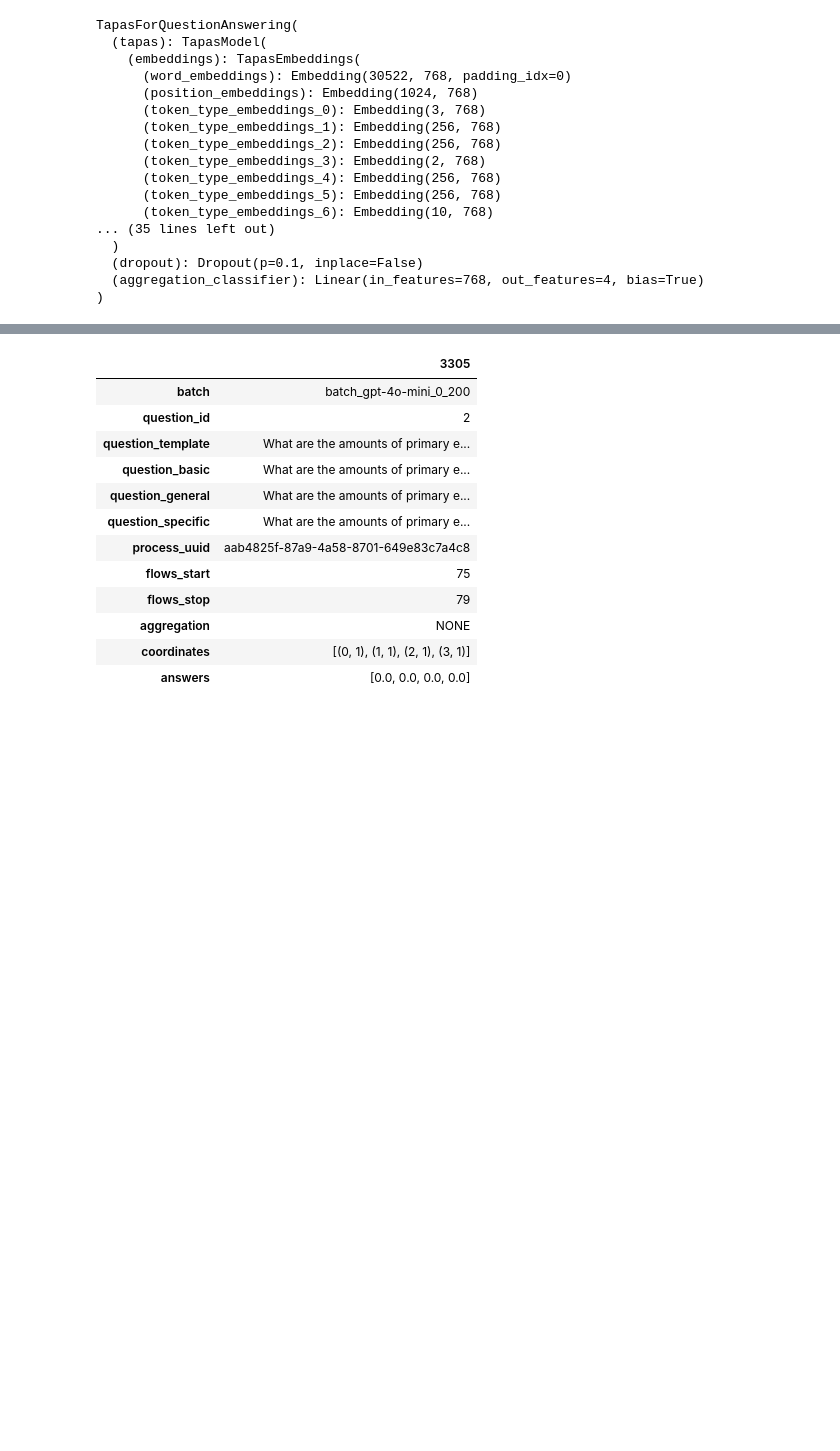
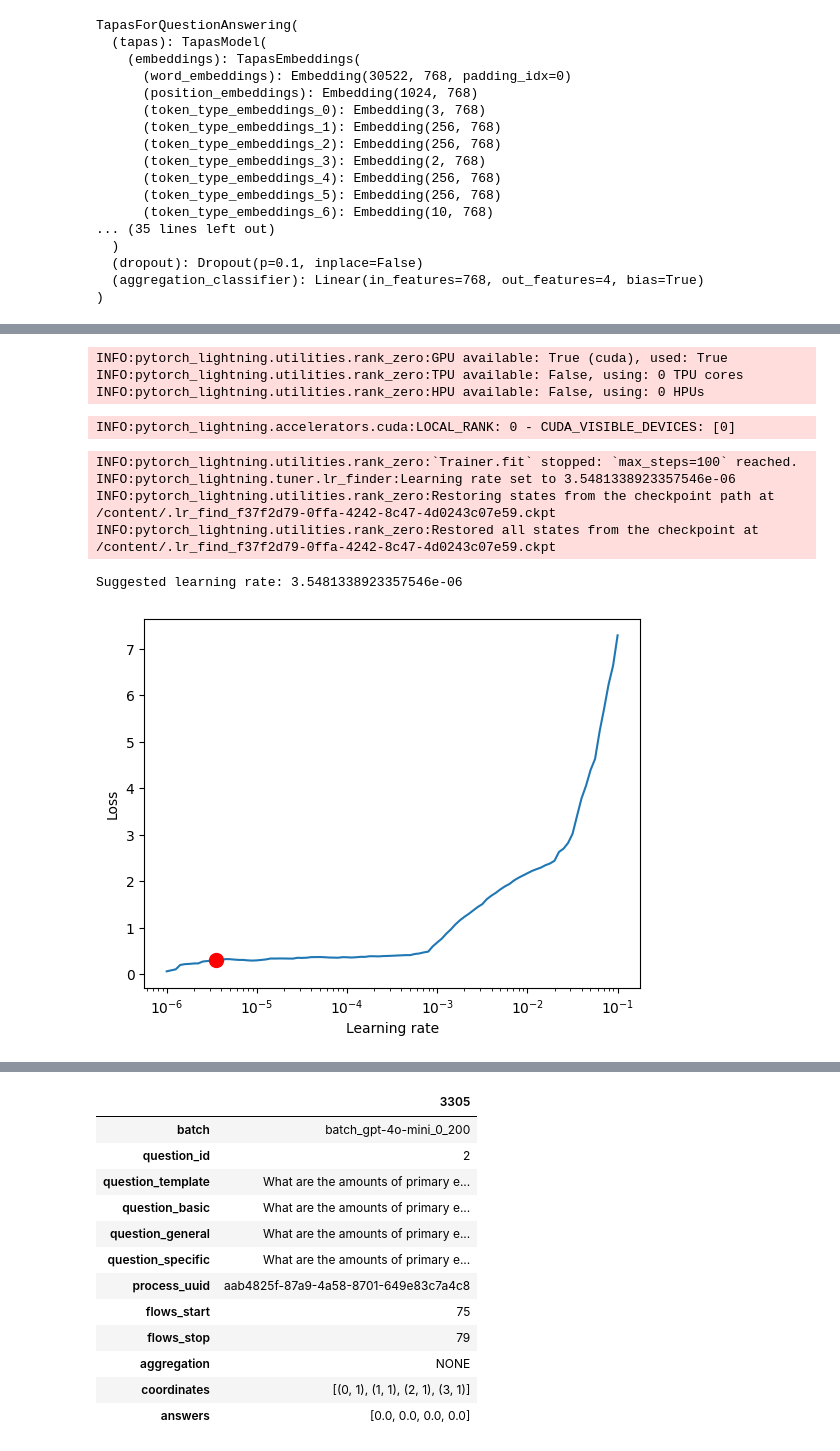
Before and after one commit to QuadroTim/amlta-project, a Jupyter notebook: notebooks/tapas_fine_tuning.ipynb, the cells around one changed output, grey strips where cells are left out. Cells and saved outputs as stored; diff of their text form; code cells hidden in the pictures; blank space fills up the shorter version.

```diff
--- a/notebooks/tapas_fine_tuning.ipynb
+++ b/notebooks/tapas_fine_tuning.ipynb
@@ -235,0 +251,68 @@ Epoch 3 loss: 0.1167212426662445
+# %%
+# Assume that `examples_batched_df`, `tapas_tokenizer`, and `tapas_model` are defined elsewhere.
+# Split the dataset into training and validation parts.
+split_idx = int(len(examples_batched_df) * 0.8)
+train_dataset = TableDataset(
+    df=examples_batched_df.iloc[:split_idx],
+    tokenizer=tapas_tokenizer
+)
+val_dataset = TableDataset(
+    df=examples_batched_df.iloc[split_idx:],
+    tokenizer=tapas_tokenizer
+)
+
+# Create DataLoaders.
+train_dataloader = DataLoader(train_dataset, batch_size=32, shuffle=True)
+val_dataloader = DataLoader(val_dataset, batch_size=32, shuffle=False)
+
+# Initialize the LightningModule with your TAPAS model.
+tapas_lightning = TapasLightningModule(tapas_model, learning_rate=5e-5)
+
+# Set up checkpointing: this callback will monitor 'val_loss' and save the best model.
+checkpoint_callback = ModelCheckpoint(
+    monitor="val_loss",
+    dirpath="checkpoints",
+    filename="tapas-{epoch:02d}-{val_loss:.2f}",
+    save_top_k=1,
+    mode="min",
+)
+
+# Create a PyTorch Lightning Trainer.
+trainer = pl.Trainer(
+    max_epochs=10,
+    accelerator='gpu' if torch.cuda.is_available() else 'cpu',
+    devices=1,
+    callbacks=[checkpoint_callback],
+    log_every_n_steps=10,
+)
+# %% [output]
+INFO:pytorch_lightning.utilities.rank_zero:GPU available: True (cuda), used: True
+INFO:pytorch_lightning.utilities.rank_zero:TPU available: False, using: 0 TPU cores
+INFO:pytorch_lightning.utilities.rank_zero:HPU available: False, using: 0 HPUs
+# %%
+tuner = Tuner(trainer)
+
+lr_finder = tuner.lr_find(
+    tapas_lightning, train_dataloaders=train_dataloader, val_dataloaders=val_dataloader,
+    min_lr=1e-6, max_lr=1e-1, early_stop_threshold=None,
+)
+
+# Retrieve the suggested learning rate.
+new_lr = lr_finder.suggestion()
+print(f"Suggested learning rate: {new_lr}")
+
+if new_lr:
+    # Update the LightningModule with the new learning rate.
+    tapas_lightning.learning_rate = new_lr
+
+# Optionally, display the learning rate vs loss plot.
+fig = lr_finder.plot(suggest=True)
+fig.show()
+# %% [output]
+INFO:pytorch_lightning.accelerators.cuda:LOCAL_RANK: 0 - CUDA_VISIBLE_DEVICES: [0]
+INFO:pytorch_lightning.utilities.rank_zero:`Trainer.fit` stopped: `max_steps=100` reached.
+INFO:pytorch_lightning.tuner.lr_finder:Learning rate set to 3.5481338923357546e-06
+INFO:pytorch_lightning.utilities.rank_zero:Restoring states from the checkpoint path at /content/.lr_find_f37f2d79-0ffa-4242-8c47-4d0243c07e59.ckpt
+INFO:pytorch_lightning.utilities.rank_zero:Restored all states from the checkpoint at /content/.lr_find_f37f2d79-0ffa-4242-8c47-4d0243c07e59.ckpt
+Suggested learning rate: 3.5481338923357546e-06
+[figure, added]
```
Also changed, not shown: parts of 13 cells of this notebook.
